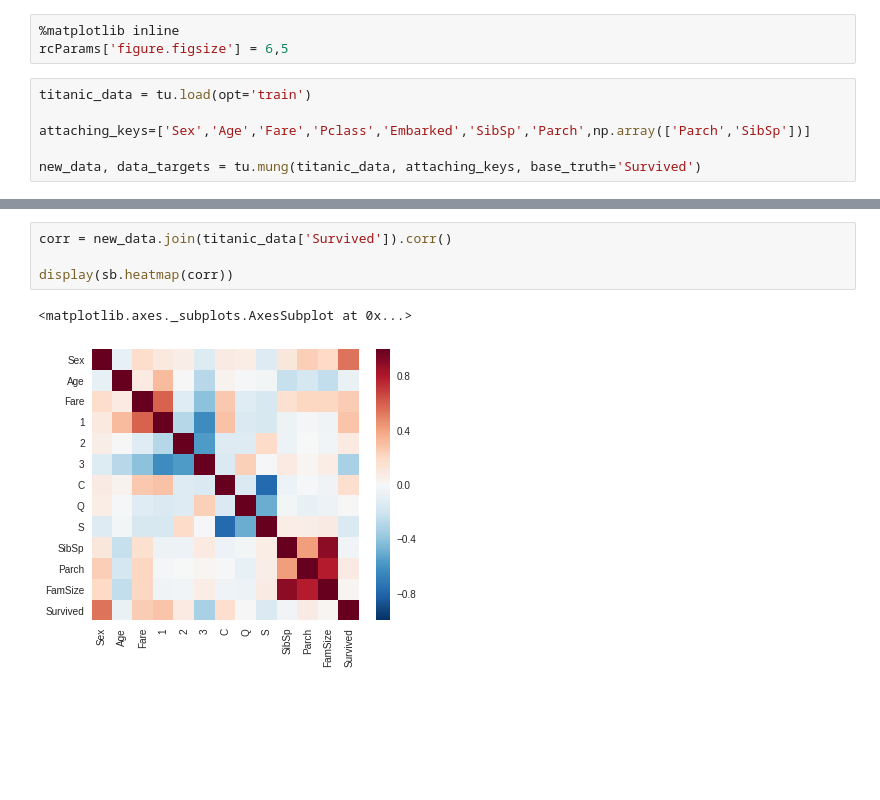
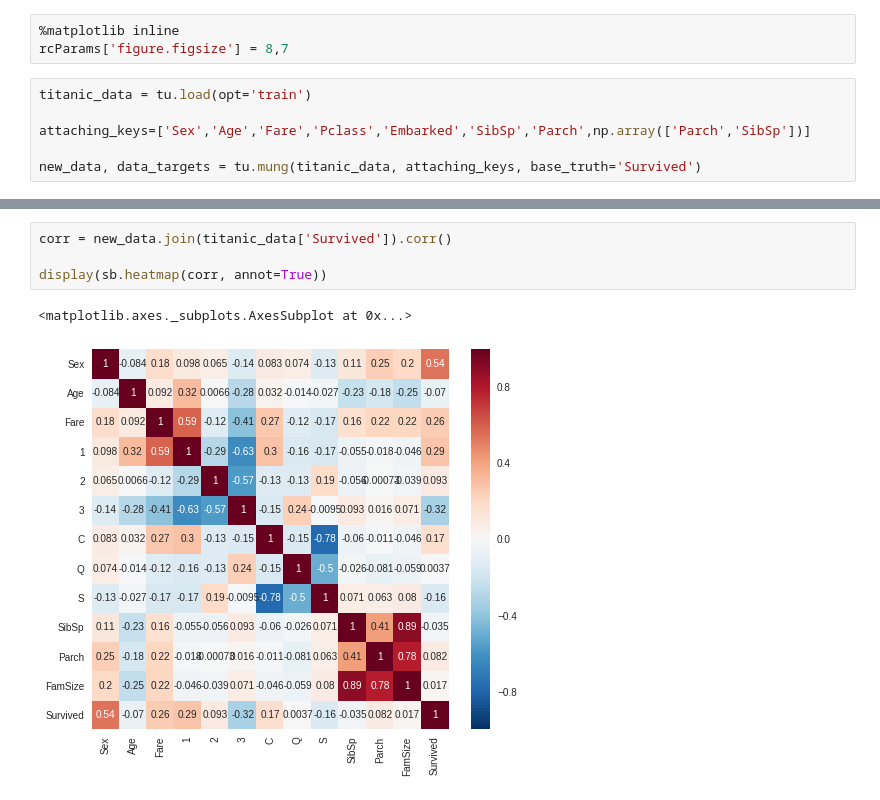
Before and after one commit to ariakoehler/kaggle_titanic, a Jupyter notebook: titanic.ipynb, the cells around one changed output, grey strips where cells are left out. Saved outputs shown, nothing was run; the diff lists cells and outputs as text; blank space fills up the shorter version.

```diff
--- a/titanic.ipynb
+++ b/titanic.ipynb
@@ -23,7 +27,7 @@ pd.options.display.max_rows = 20
 %autoreload 2
 # %%
 %matplotlib inline
-rcParams['figure.figsize'] = 6,5
+rcParams['figure.figsize'] = 8,7
 # %%
 titanic_data = tu.load(opt='train')
 
@@ -74,10 +76,10 @@ plt.show()
 # %%
 corr = new_data.join(titanic_data['Survived']).corr()
 
-display(sb.heatmap(corr))
+display(sb.heatmap(corr, annot=True))
 # %% [output]
 <matplotlib.axes._subplots.AxesSubplot at 0x...>
-[figure, old version]
+[figure, new version]
 # %%
 metric = 'f1_score'
 
```
Also changed, not shown: parts of 7 cells of this notebook, 3 other files.
